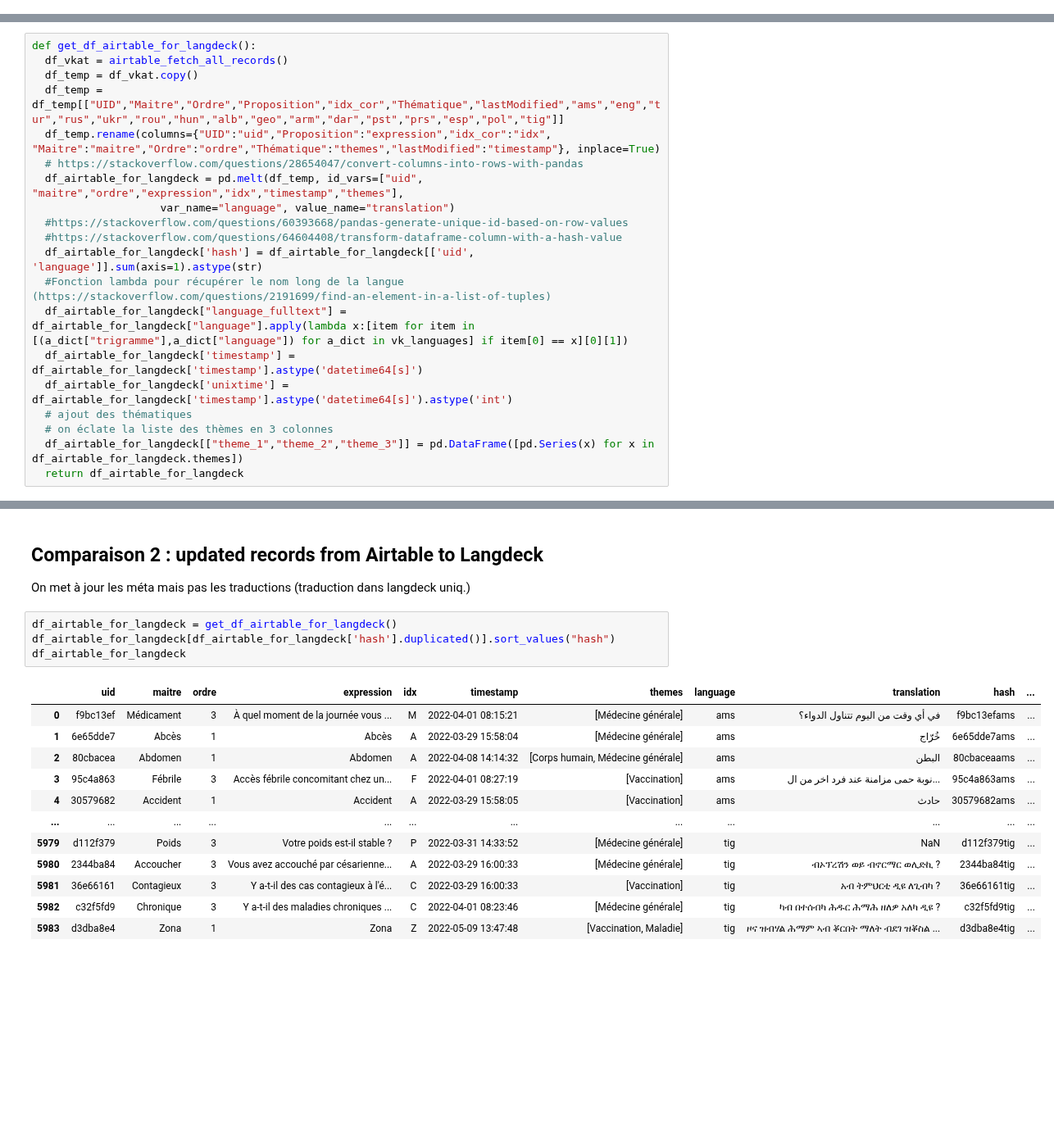
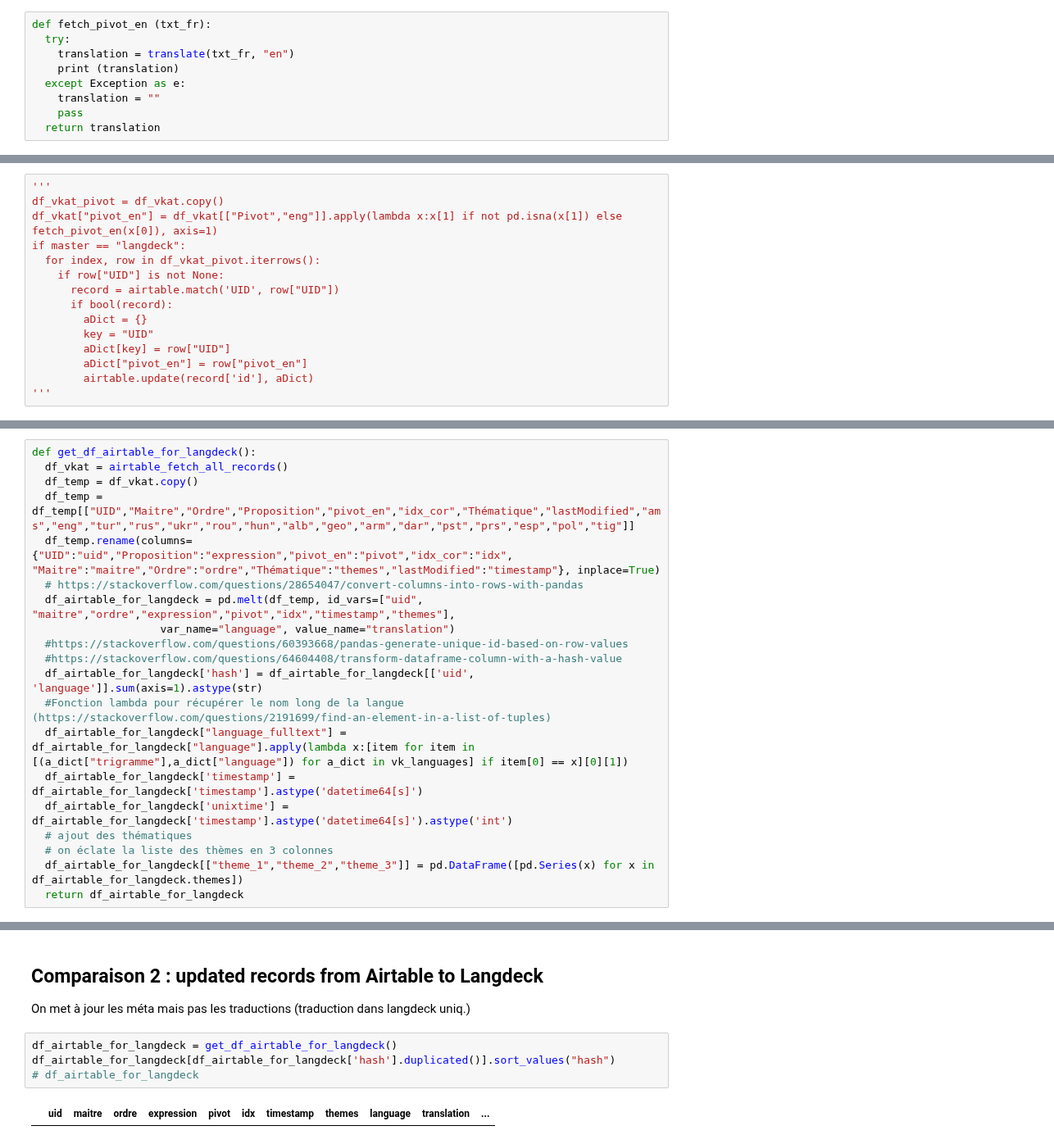
Before and after one commit to gretiere545/corpus, a Jupyter notebook: corpus_sync_airtable.ipynb, the cells around one changed output, grey strips where cells are left out. Shown at 82% size. Cells and saved outputs as stored; diff of their text form; blank space fills up the shorter version.

```diff
--- a/corpus_sync_airtable.ipynb
+++ b/corpus_sync_airtable.ipynb
@@ -168,0 +184,9 @@ df_vkat = airtable_fetch_all_records()
+# %%
+def fetch_pivot_en (txt_fr):
+  try:
+    translation = translate(txt_fr, "en")
+    print (translation)
+  except Exception as e:
+    translation = ""
+    pass
+  return translation
@@ -168,0 +195,15 @@ df_vkat = airtable_fetch_all_records()
+# %%
+'''
+df_vkat_pivot = df_vkat.copy()
+df_vkat["pivot_en"] = df_vkat[["Pivot","eng"]].apply(lambda x:x[1] if not pd.isna(x[1]) else fetch_pivot_en(x[0]), axis=1)
+if master == "langdeck":
+  for index, row in df_vkat_pivot.iterrows():
+    if row["UID"] is not None:
+      record = airtable.match('UID', row["UID"])
+      if bool(record):
+        aDict = {}
+        key = "UID"
+        aDict[key] = row["UID"]
+        aDict["pivot_en"] = row["pivot_en"]
+        airtable.update(record['id'], aDict)
+'''
@@ -304,10 +345,10 @@ def compare_airtable_time(hash, time):
 def get_df_airtable_for_langdeck():
   df_vkat = airtable_fetch_all_records()
   df_temp = df_vkat.copy()
-  df_temp = df_temp[["UID","Maitre","Ordre","Proposition","idx_cor","Thématique","lastModified","ams","eng","tur","rus","ukr","rou","hun","alb","geo","arm","dar","pst","prs","esp","pol","tig"]]
-  df_temp.rename(columns={"UID":"uid","Proposition":"expression","idx_cor":"idx", "Maitre":"maitre","Ordre":"ordre","Thématique":"themes","lastModified":"timestamp"}, inplace=True)
+  df_temp = df_temp[["UID","Maitre","Ordre","Proposition","pivot_en","idx_cor","Thématique","lastModified","ams","eng","tur","rus","ukr","rou","hun","alb","geo","arm","dar","pst","prs","esp","pol","tig"]]
+  df_temp.rename(columns={"UID":"uid","Proposition":"expression","pivot_en":"pivot","idx_cor":"idx", "Maitre":"maitre","Ordre":"ordre","Thématique":"themes","lastModified":"timestamp"}, inplace=True)
   # https://stackoverflow.com/questions/28654047/convert-columns-into-rows-with-pandas
-  df_airtable_for_langdeck = pd.melt(df_temp, id_vars=["uid", "maitre","ordre","expression","idx","timestamp","themes"],
+  df_airtable_for_langdeck = pd.melt(df_temp, id_vars=["uid", "maitre","ordre","expression","pivot","idx","timestamp","themes"],
                     var_name="language", value_name="translation")
   #https://stackoverflow.com/questions/60393668/pandas-generate-unique-id-based-on-row-values
   #https://stackoverflow.com/questions/64604408/transform-dataframe-column-with-a-hash-value
@@ -455,17 +480,6 @@ On met à jour les méta mais pas les traductions (traduction dans langdeck uniq
 # %%
 df_airtable_for_langdeck = get_df_airtable_for_langdeck()
 df_airtable_for_langdeck[df_airtable_for_langdeck['hash'].duplicated()].sort_values("hash")
-df_airtable_for_langdeck
+# df_airtable_for_langdeck
 # %% [output]
-|  | uid | maitre | ordre | expression | idx | timestamp | themes | language | translation | hash | ... |
-| 0 | f9bc13ef | Médicament | 3 | À quel moment de la journée vous ... | M | 2022-04-01 08:15:21 | [Médecine générale] | ams | في أي وقت من اليوم تتناول الدواء؟ | f9bc13efams | ... |
-| 1 | 6e65dde7 | Abcès | 1 | Abcès | A | 2022-03-29 15:58:04 | [Médecine générale] | ams | خُرّاج | 6e65dde7ams | ... |
-| 2 | 80cbacea | Abdomen | 1 | Abdomen | A | 2022-04-08 14:14:32 | [Corps humain, Médecine générale] | ams | البطن | 80cbaceaams | ... |
-| 3 | 95c4a863 | Fébrile | 3 | Accès fébrile concomitant chez un... | F | 2022-04-01 08:27:19 | [Vaccination] | ams | نوبة حمى مزامنة عند فرد اخر من ال... | 95c4a863ams | ... |
-| 4 | 30579682 | Accident | 1 | Accident | A | 2022-03-29 15:58:05 | [Vaccination] | ams | حادث | 30579682ams | ... |
-| ... | ... | ... | ... | ... | ... | ... | ... | ... | ... | ... | ... |
-| 5979 | d112f379 | Poids | 3 | Votre poids est-il stable ? | P | 2022-03-31 14:33:52 | [Médecine générale] | tig | NaN | d112f379tig | ... |
-| 5980 | 2344ba84 | Accoucher | 3 | Vous avez accouché par césarienne... | A | 2022-03-29 16:00:33 | [Médecine générale] | tig | ብኦፕረሽን ወይ ብኖርማር ወሊድኪ ? | 2344ba84tig | ... |
-| 5981 | 36e66161 | Contagieux | 3 | Y a-t-il des cas contagieux à l'é... | C | 2022-03-29 16:00:33 | [Vaccination] | tig | አብ ትምህርቲ ዲዩ ለጊብካ ? | 36e66161tig | ... |
-| 5982 | c32f5fd9 | Chronique | 3 | Y a-t-il des maladies chroniques ... | C | 2022-04-01 08:23:46 | [Médecine générale] | tig | ካብ በተሰብካ ሕዱር ሕማሕ ዘለዎ አለካ ዲዩ ? | c32f5fd9tig | ... |
-| 5983 | d3dba8e4 | Zona | 1 | Zona | Z | 2022-05-09 13:47:48 | [Vaccination, Maladie] | tig | ዞና ዝብሃል ሕማም ኣብ ቖርበት ማለት ብደገ ዝቖስል ... | d3dba8e4tig | ... |
+|  | uid | maitre | ordre | expression | pivot | idx | timestamp | themes | language | translation | ... |
```
Also changed, not shown: parts of 31 cells of this notebook.
